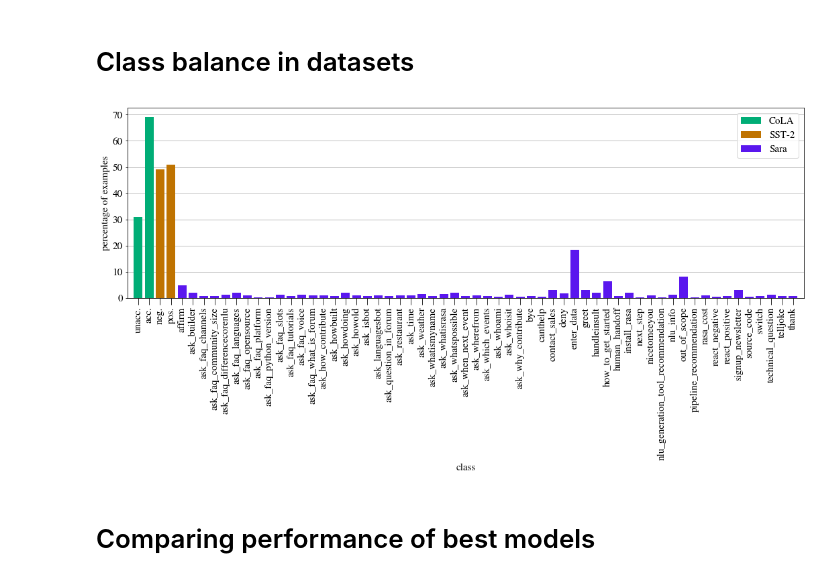
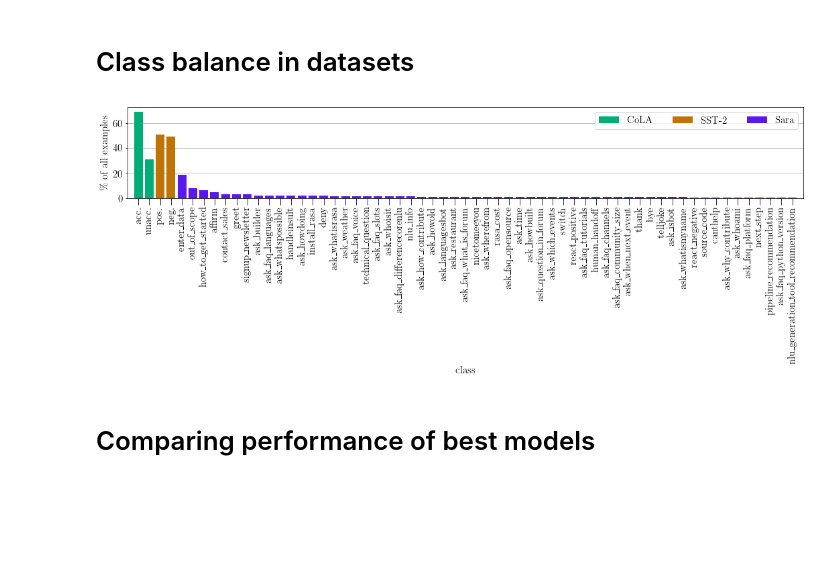
Before and after one commit to samsucik/knowledge-distil-bert, a Jupyter notebook: experiments/analysis/General plotting.ipynb, the cells around one changed output. Drawn from its saved outputs; the diff is of its cells as text; code cells hidden in the pictures; blank space fills up the shorter version.

```diff
--- a/experiments/analysis/General plotting.ipynb
+++ b/experiments/analysis/General plotting.ipynb
@@ -189,33 +189,35 @@ step             f1-micro
 # Class balance in datasets
 # %%
 class_counter = 0
-fig = plt.figure(figsize=(15, 8))
+fig = plt.figure(figsize=(15, 6))
 ax = plt.gca()
 xticks = []
 xticklabels = []
 
 for task in glue_tasks:
     data = pd.read_csv("predictions/full_predictions-{}.csv".format(task))
     xs = list(np.array(classes[task]) + class_counter)
-    xticklabels += [class_names[task][c] for c in classes[task]]
     xticks += xs
     total_examples = len(data)
     amounts = [100*len(data[data["label"] == c])/total_examples for c in classes[task]]
-    ax.bar(xs, amounts, label=task, color=task_colours[task])
+    sort_indices = np.argsort(amounts)[::-1]
+    xticklabels = xticklabels + [*(np.array([class_names[task][c].replace("_", "\\_") for c in classes[task]])[sort_indices])]
+    ax.bar(xs, np.array(amounts)[sort_indices], label=task, color=task_colours[task])
     class_counter += len(classes[task])
-ax.legend()
-ax.set_ylabel("percentage of examples")
+ax.legend(ncol=3)
+ax.set_ylabel("\% of all examples")
 ax.set_xlabel("class")
 ax.tick_params(axis="x", labelbottom=True, length=10, rotation=90)
 ax.set_xticks(np.array(xticks))
 ax.set_xticklabels(xticklabels, horizontalalignment="center")
-ax.grid(axis="y")
+ax.grid(axis="y", which="both")
 ax.set_axisbelow(True)
 ax.set_xlim(-1, class_counter)
 plt.tight_layout()
 plt.show()
+fig.savefig("img/class-balance.pdf")
 # %% [output]
-[figure, old version]
+[figure, new version]
 # %% [markdown]
 # Comparing performance of best models
 # %%
```
Also changed, not shown: 3 other files.
